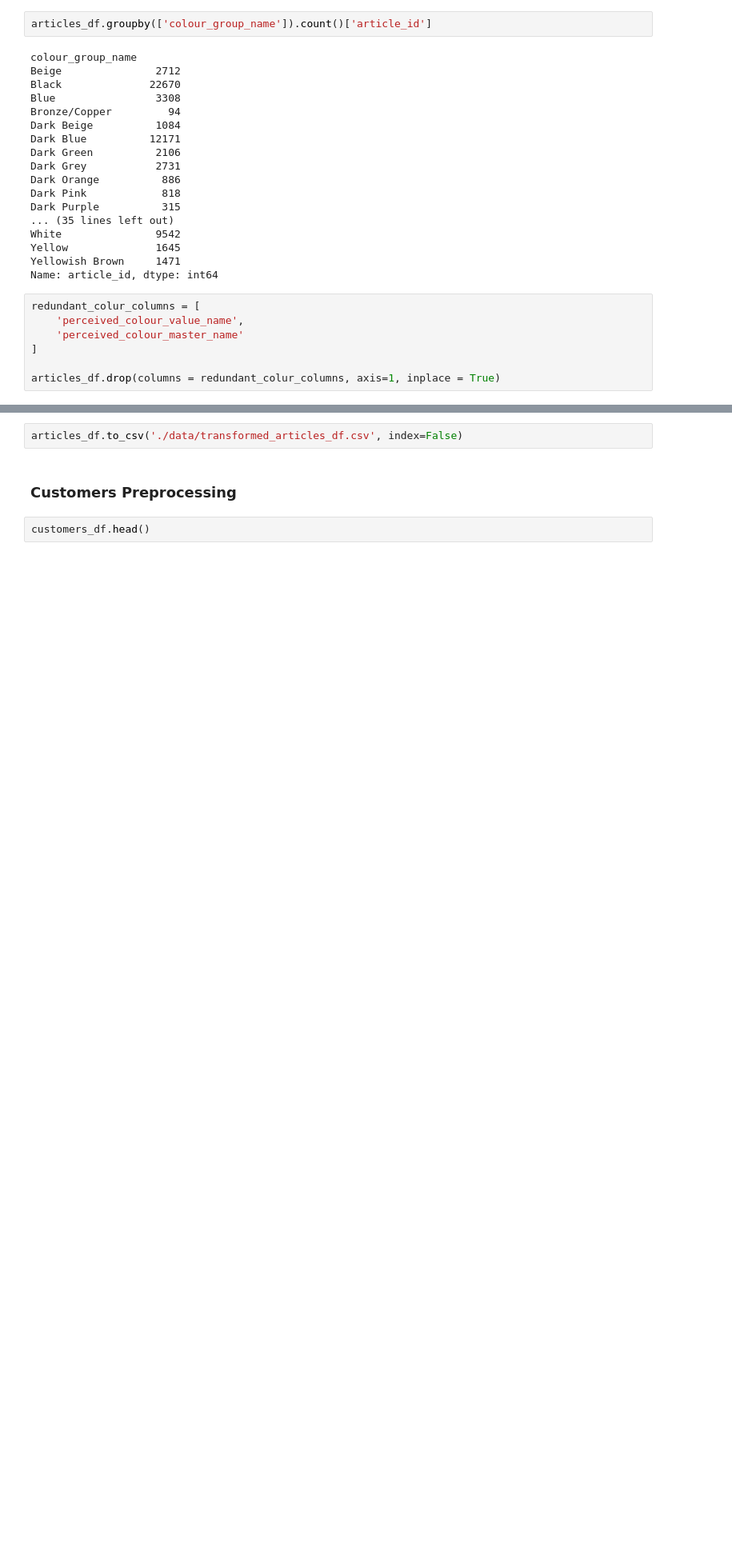
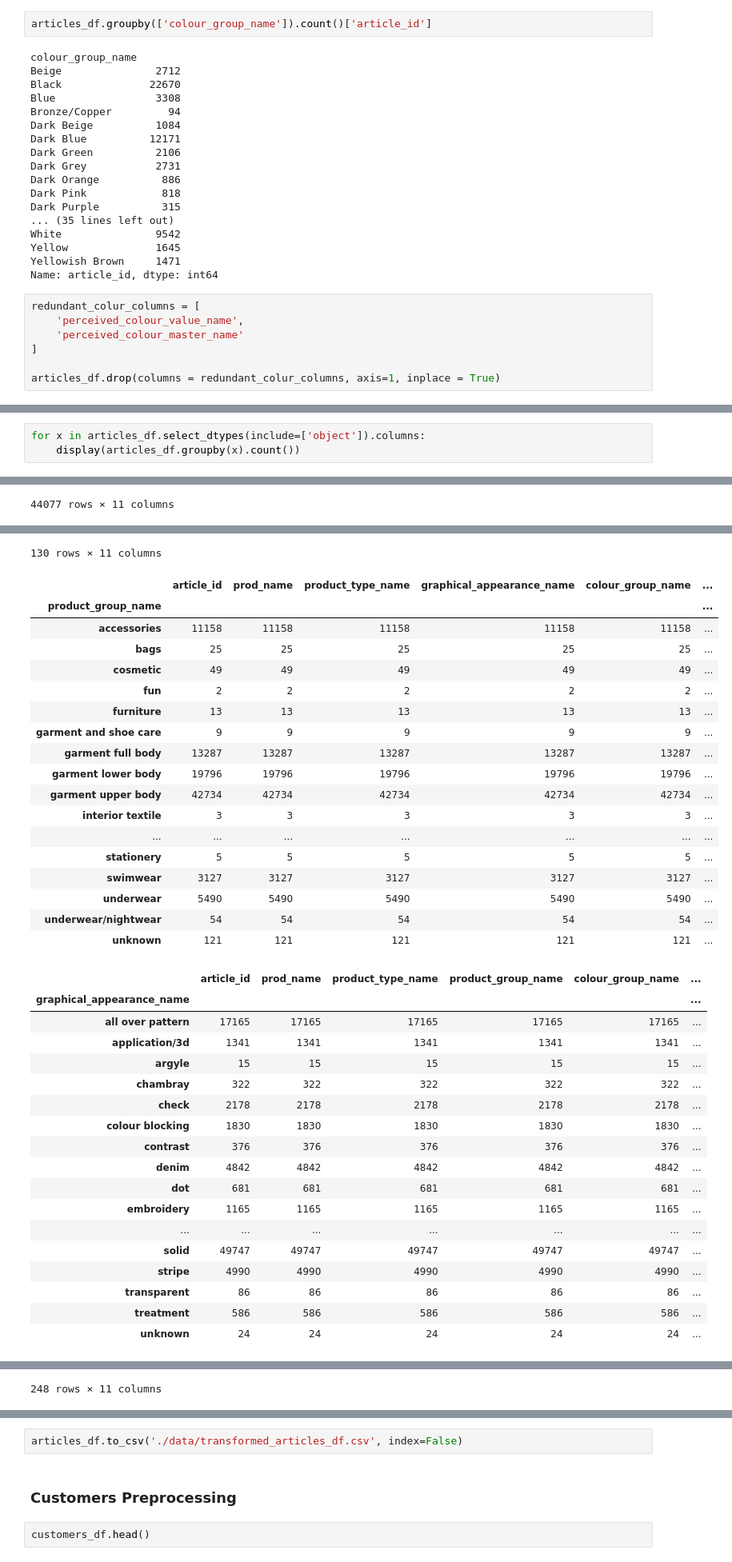
Before and after one commit to emmanuel-ashaye/cs-5304-final-project-fashion-forward, a Jupyter notebook: p1.ipynb, the cells around one changed output, grey strips where cells are left out. Shown at 80% size. Drawn from its saved outputs; the diff is of its cells as text; blank space fills up the shorter version.

```diff
--- a/p1.ipynb
+++ b/p1.ipynb
@@ -182,0 +189,4 @@ sns.histplot(articles_df, x="perceived_colour_master_name", y="colour_group_name
+# %%
+for x in articles_df.select_dtypes(include=['object']).columns:
+    display(articles_df.groupby(x).count())
+# %% [output]
@@ -182,0 +206 @@ sns.histplot(articles_df, x="perceived_colour_master_name", y="colour_group_name
+44077 rows × 11 columns
@@ -182,0 +220,37 @@ sns.histplot(articles_df, x="perceived_colour_master_name", y="colour_group_name
+130 rows × 11 columns
+|  | article_id | prod_name | product_type_name | graphical_appearance_name | colour_group_name | ... |
+| product_group_name |  |  |  |  |  | ... |
+| accessories | 11158 | 11158 | 11158 | 11158 | 11158 | ... |
+| bags | 25 | 25 | 25 | 25 | 25 | ... |
+| cosmetic | 49 | 49 | 49 | 49 | 49 | ... |
+| fun | 2 | 2 | 2 | 2 | 2 | ... |
+| furniture | 13 | 13 | 13 | 13 | 13 | ... |
+| garment and shoe care | 9 | 9 | 9 | 9 | 9 | ... |
+| garment full body | 13287 | 13287 | 13287 | 13287 | 13287 | ... |
+| garment lower body | 19796 | 19796 | 19796 | 19796 | 19796 | ... |
+| garment upper body | 42734 | 42734 | 42734 | 42734 | 42734 | ... |
+| interior textile | 3 | 3 | 3 | 3 | 3 | ... |
+| ... | ... | ... | ... | ... | ... | ... |
+| stationery | 5 | 5 | 5 | 5 | 5 | ... |
+| swimwear | 3127 | 3127 | 3127 | 3127 | 3127 | ... |
+| underwear | 5490 | 5490 | 5490 | 5490 | 5490 | ... |
+| underwear/nightwear | 54 | 54 | 54 | 54 | 54 | ... |
+| unknown | 121 | 121 | 121 | 121 | 121 | ... |
+|  | article_id | prod_name | product_type_name | product_group_name | colour_group_name | ... |
+| graphical_appearance_name |  |  |  |  |  | ... |
+| all over pattern | 17165 | 17165 | 17165 | 17165 | 17165 | ... |
+| application/3d | 1341 | 1341 | 1341 | 1341 | 1341 | ... |
+| argyle | 15 | 15 | 15 | 15 | 15 | ... |
+| chambray | 322 | 322 | 322 | 322 | 322 | ... |
+| check | 2178 | 2178 | 2178 | 2178 | 2178 | ... |
+| colour blocking | 1830 | 1830 | 1830 | 1830 | 1830 | ... |
+| contrast | 376 | 376 | 376 | 376 | 376 | ... |
+| denim | 4842 | 4842 | 4842 | 4842 | 4842 | ... |
+| dot | 681 | 681 | 681 | 681 | 681 | ... |
+| embroidery | 1165 | 1165 | 1165 | 1165 | 1165 | ... |
+| ... | ... | ... | ... | ... | ... | ... |
+| solid | 49747 | 49747 | 49747 | 49747 | 49747 | ... |
+| stripe | 4990 | 4990 | 4990 | 4990 | 4990 | ... |
+| transparent | 86 | 86 | 86 | 86 | 86 | ... |
+| treatment | 586 | 586 | 586 | 586 | 586 | ... |
+| unknown | 24 | 24 | 24 | 24 | 24 | ... |
@@ -182,0 +315 @@ sns.histplot(articles_df, x="perceived_colour_master_name", y="colour_group_name
+248 rows × 11 columns
```
Also changed, not shown: parts of 9 cells of this notebook.
